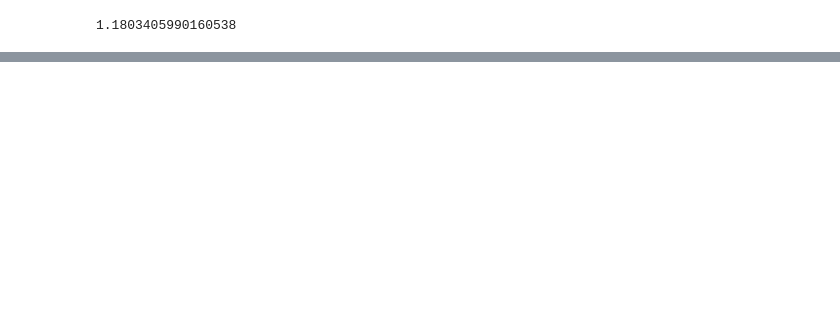
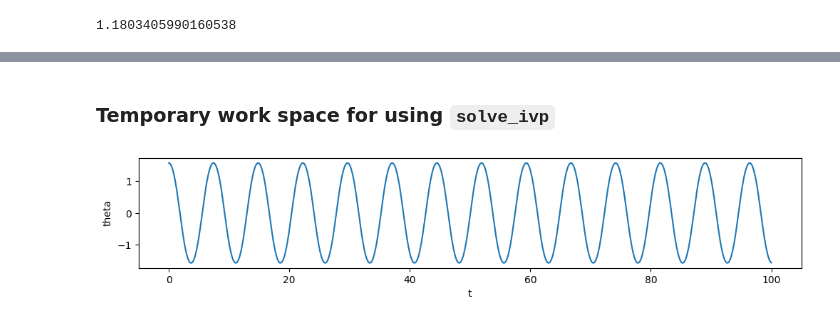
Before and after one commit to Cooper-9/Notes-from-class, a Jupyter notebook: Period_rigid_p.ipynb, the cells around one changed output, grey strips where cells are left out. Drawn from its saved outputs; the diff is of its cells as text; code cells hidden in the pictures; blank space fills up the shorter version.

```diff
--- a/Period_rigid_p.ipynb
+++ b/Period_rigid_p.ipynb
@@ -79,0 +105,24 @@ basic_plot(theta_0_list, period_list_int, xlabel="theta_0", ylabel="period")
+# %% [markdown]
+### Temporary work space for using `solve_ivp`
+# %%
+# solve the differential equation
+# get the peak-to-peak-distance for the period
+# extract those values on a mesh of theta_0
+
+t_min=0
+t_max=100
+t_span=[t_min,t_max] # time span for solve_ivp
+
+# state variable
+theta_0 = np.pi/2
+y_0 = [theta_0, 0] # initial condition
+
+# solve differential equation
+sol = solve_ivp(rigid_pendulum_ode, t_span, y_0, args=(omega_0,), max_step=0.1, dense_output=True)
+
+# quick plot
+t_plot = np.linspace(t_min, t_max, 1000)
+theta_plot = sol.sol(t_plot)[0]
+basic_plot(t_plot, theta_plot, xlabel='t', ylabel='theta', figsize=(12,2))
+# %% [output]
+[figure, added]
```
Also changed, not shown: parts of 6 cells of this notebook.
